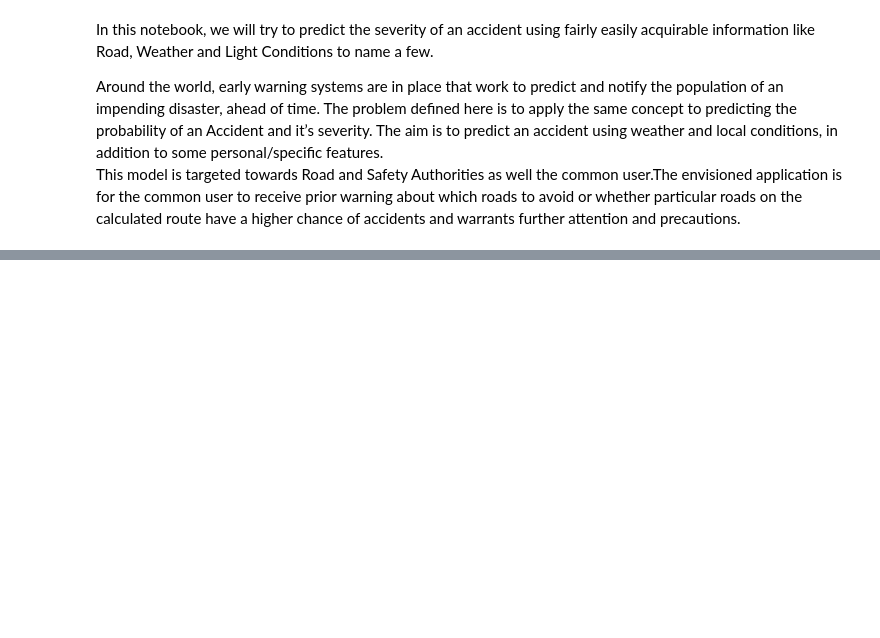
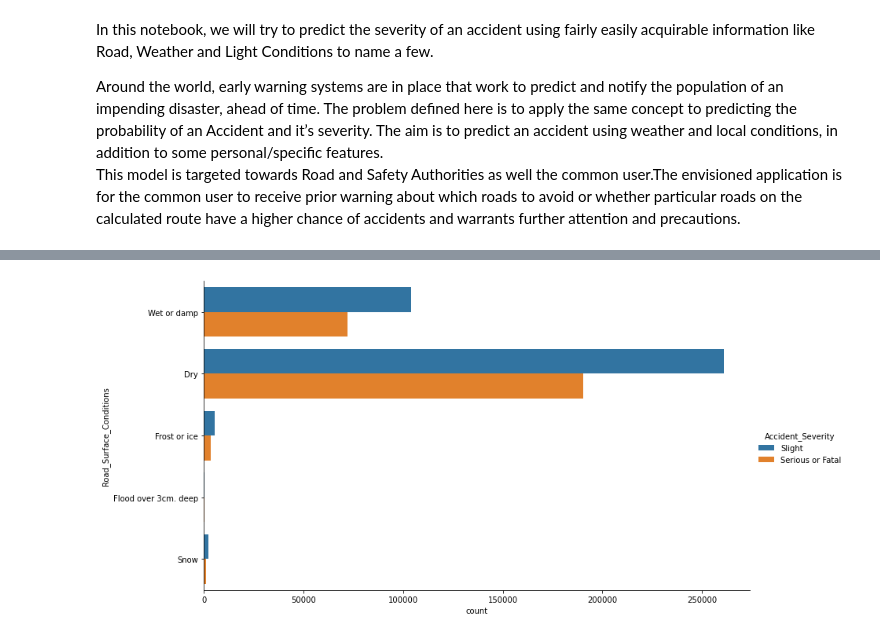
Before and after one commit to jonathandorairaj/Coursera_Capstone, a Jupyter notebook: Predicting Accident Severity.ipynb, the cells around one changed output, grey strips where cells are left out. Saved outputs shown, nothing was run; the diff lists cells and outputs as text; code cells hidden in the pictures; blank space fills up the shorter version.

```diff
--- a/Predicting Accident Severity.ipynb
+++ b/Predicting Accident Severity.ipynb
@@ -92,0 +319,7 @@ dtype: object
+# %%
+#Count of Accidents vs Road Surface Conditions
+ax = sns.catplot(y="Road_Surface_Conditions", hue='Accident_Severity',kind = 'count',sharex = True,
+                 sharey = False,data=df_down,height = 6,aspect=2,dodge = True,legend = True)
+#plt.legend(title='Road Conditions', loc='upper right', labels=['Dry','Wet or Damp','Snow','Frost','Rain'])
+# %% [output]
+[figure, added]
```
Also changed, not shown: parts of 100 cells of this notebook, 2 other files.
